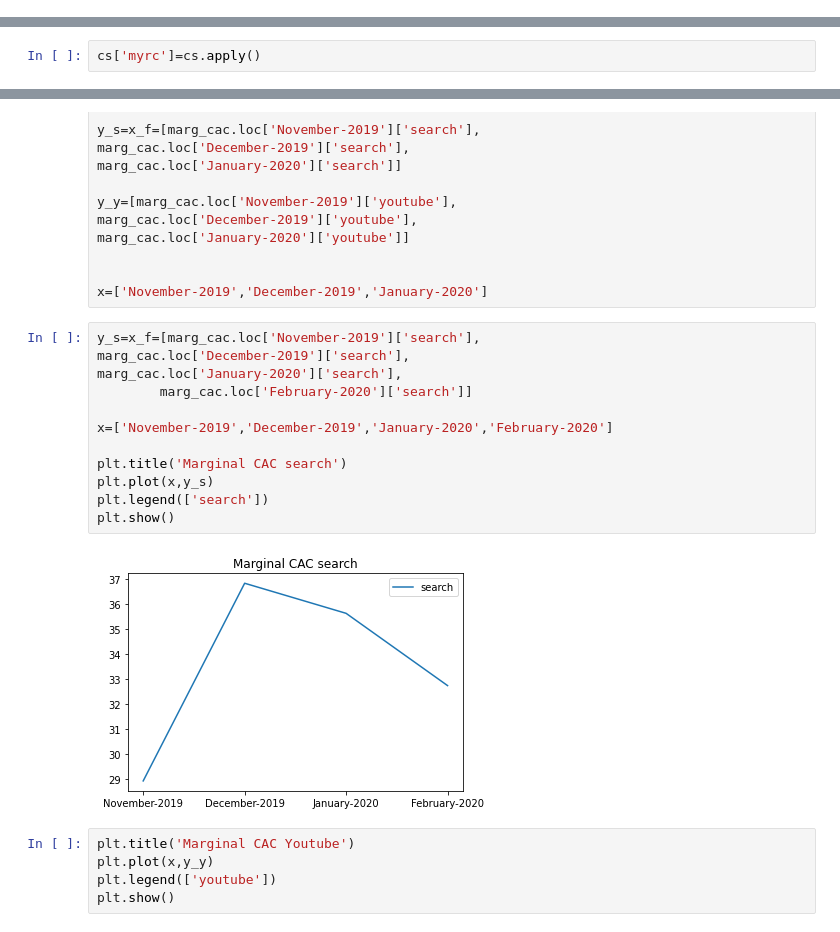
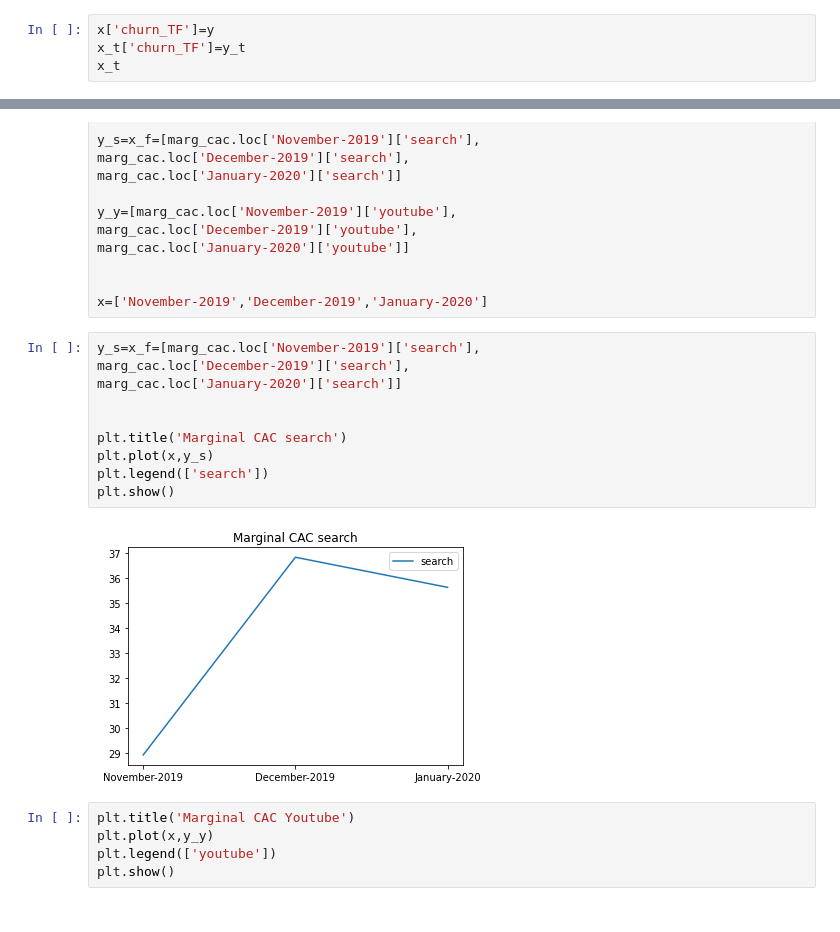
Before and after one commit to Evan-Ning/Marketing-final, a Jupyter notebook: final.ipynb, the cells around one changed output, grey strips where cells are left out. Drawn from its saved outputs; the diff is of its cells as text.

```diff
--- a/final.ipynb
+++ b/final.ipynb
@@ -1952,3 +1944,7 @@ plt.xlabel('False Positive Rate')
 plt.show()
 # %% [output]
 [figure]
+# %%
+x['churn_TF']=y
+x_t['churn_TF']=y_t
+x_t
@@ -2340,5 +2363,3 @@ aep.to_list(l)
 l
 # %% [output]
 TypeError: tolist() takes 1 positional argument but 2 were given
-# %%
-cs['myrc']=cs.apply()
@@ -3320,17 +3279,15 @@ x=['November-2019','December-2019','January-2020']
 # %%
 y_s=x_f=[marg_cac.loc['November-2019']['search'],
 marg_cac.loc['December-2019']['search'],
-marg_cac.loc['January-2020']['search'],
-        marg_cac.loc['February-2020']['search']]
+marg_cac.loc['January-2020']['search']]
 
-x=['November-2019','December-2019','January-2020','February-2020']
 
 plt.title('Marginal CAC search')
 plt.plot(x,y_s)
 plt.legend(['search'])
 plt.show()
 # %% [output]
-[figure, old version]
+[figure, new version]
 # %%
 plt.title('Marginal CAC Youtube')
 plt.plot(x,y_y)
```
Also changed, not shown: parts of 50 cells of this notebook.
